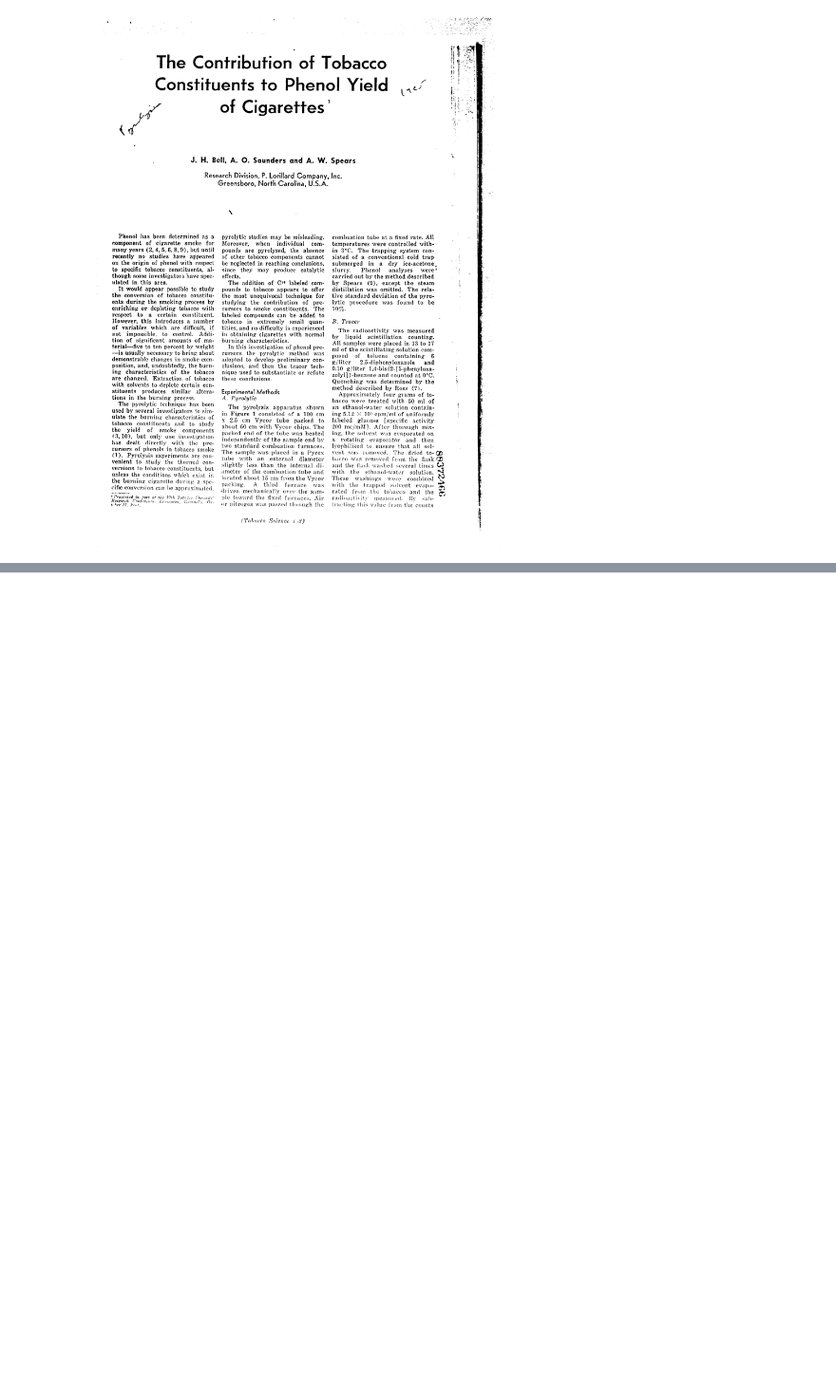
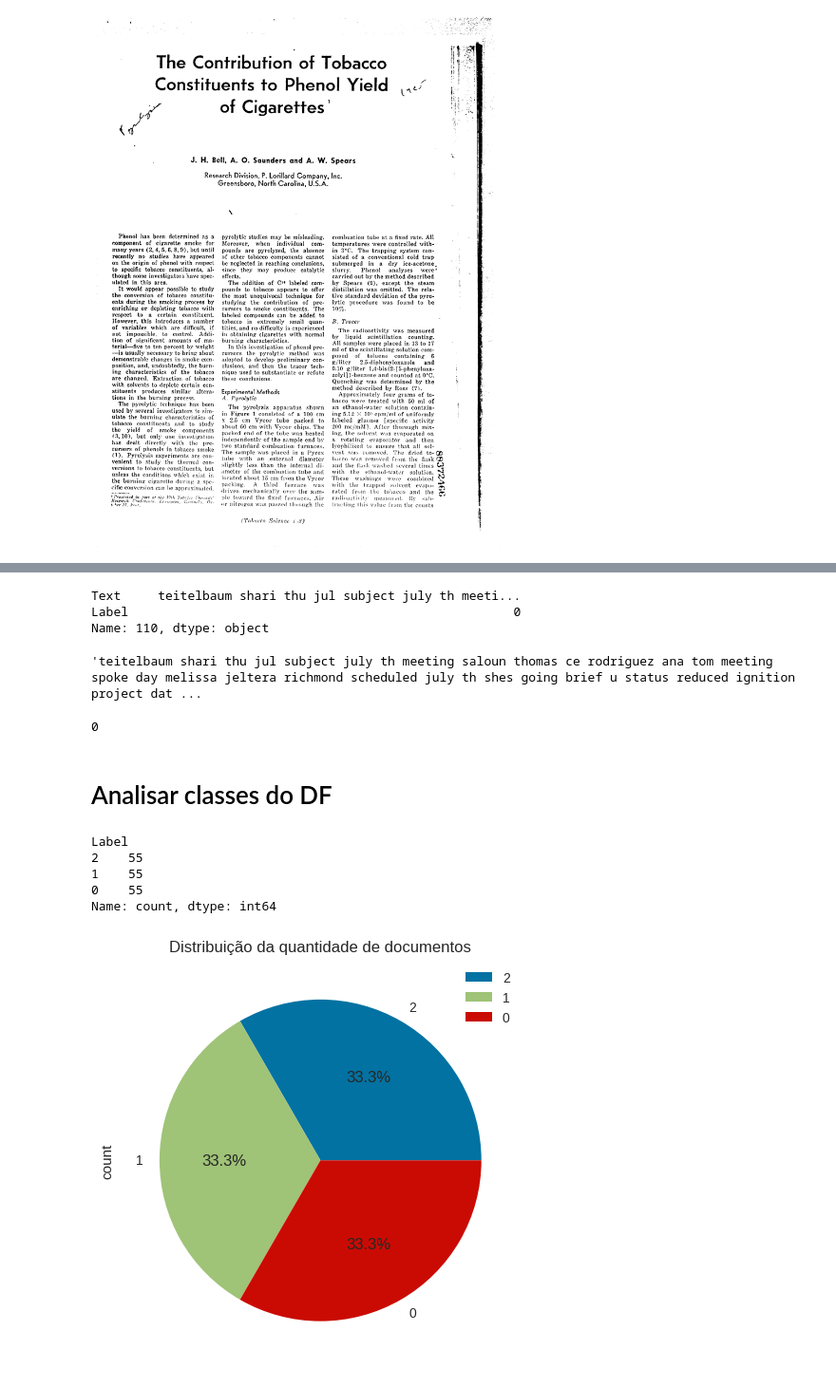
Before and after one commit to kaiomudkt/projeto_Machine_Learning, a Jupyter notebook: classificador_documentos_v1.ipynb, the cells around one changed output, grey strips where cells are left out. Shown: that part at 95% size. Cells and saved outputs as stored; diff of their text form; code cells hidden in the pictures; blank space fills up the shorter version.

```diff
--- a/classificador_documentos_v1.ipynb
+++ b/classificador_documentos_v1.ipynb
@@ -251,0 +270,5 @@ TesseractNotFoundError: tesseract is not installed or it's not in your PATH. See
+# %%
+# NLTK (Natural Language Toolkit)
+# conjunto de palavras stopwords para o idioma inglês
+stopwords_list = stopwords.words("english")
+stopwords_list
@@ -251,0 +315,24 @@ TesseractNotFoundError: tesseract is not installed or it's not in your PATH. See
+# %%
+def preprocess_data(text):
+    text = text.lower()
+    text = text.replace("\n"," ").replace("\t"," ")
+    text = re.sub("\s+"," ",text)
+    text = re.sub(r'\d+', '', text)
+    text = re.sub(r'[^\w\s]', '', text)
+
+    # tokens
+    tokens = word_tokenize(text)
+
+    data = [i for i in tokens if i not in punctuation]
+    data = [i for i in data if i not in stopwords_list]
+
+    # Lemmatization
+    lemmatizer = WordNetLemmatizer()
+    final_text = []
+    for i in data:
+        word = lemmatizer.lemmatize(i)
+        final_text.append(word)
+
+    return " ".join(final_text)
+
+preprocess_data(text)
@@ -251,0 +390,5 @@ TesseractNotFoundError: tesseract is not installed or it's not in your PATH. See
+# %%
+df = pd.DataFrame()
+df['Text'] = final_text
+df['Label'] = final_label
+df
@@ -251,0 +409,31 @@ TesseractNotFoundError: tesseract is not installed or it's not in your PATH. See
+# %%
+df.iloc[110]
+# %% [output]
+Text     teitelbaum shari thu jul subject july th meeti...
+Label                                                    0
+Name: 110, dtype: object
+# %%
+df['Text'][110]
+# %% [output]
+'teitelbaum shari thu jul subject july th meeting saloun thomas ce rodriguez ana tom meeting spoke day melissa jeltera richmond scheduled july th shes going brief u status reduced ignition project dat ...
+# %%
+df['Label'][110]
+# %% [output]
+0
+# %% [markdown]
+# Analisar classes do DF
+# %%
+df['Label'].value_counts()
+# %% [output]
+Label
+2    55
+1    55
+0    55
+Name: count, dtype: int64
+# %%
+df['Label'].value_counts().plot(kind='pie',autopct="%.1f%%")
+plt.title("Distribuição da quantidade de documentos")
+plt.legend()
+plt.show()
+# %% [output]
+[figure, added]
```
Also changed, not shown: parts of 60 cells of this notebook, 1 other file.
